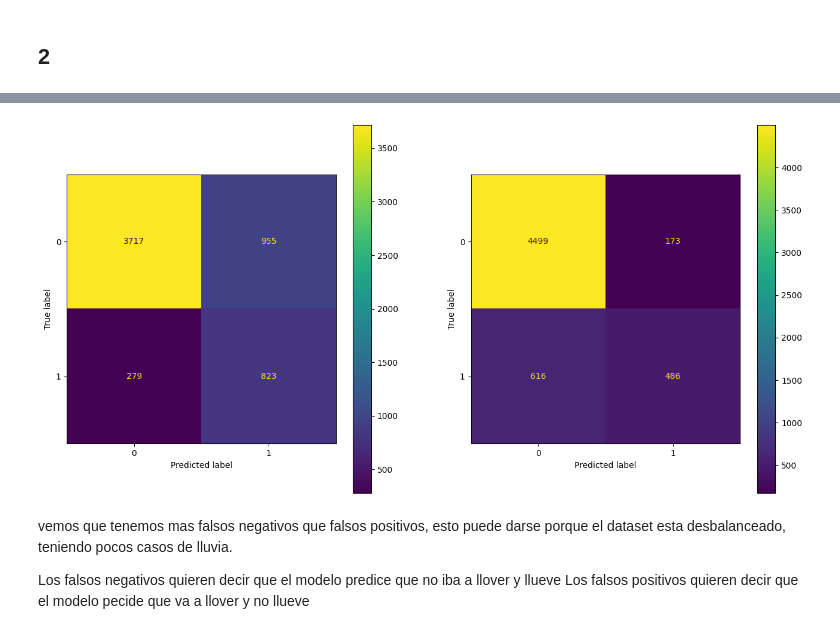
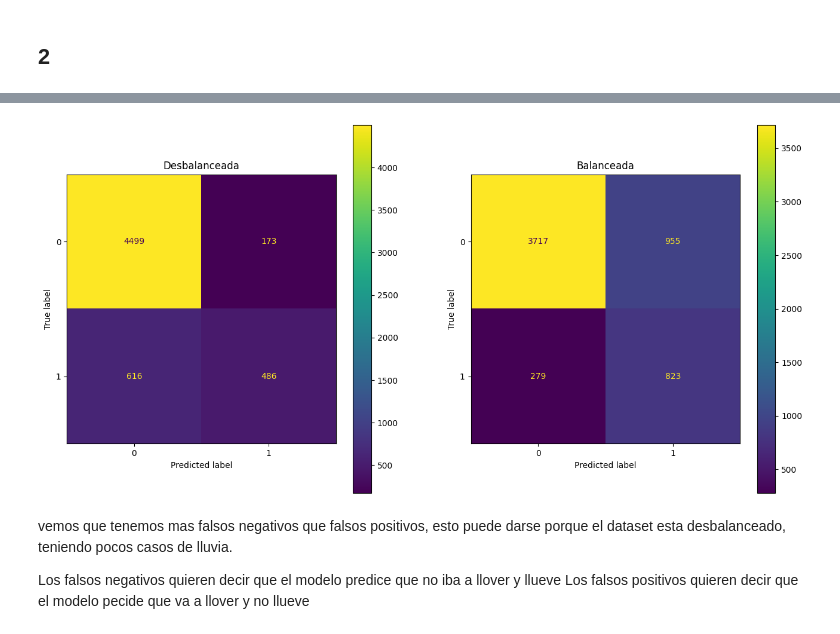
Before and after one commit to nacho-gonz/AA1-TUIA-Gonzalez-Noir, a Jupyter notebook: TP-ClasificacionAA1.ipynb, the cells around one changed output, grey strips where cells are left out. Saved outputs shown, nothing was run; the diff lists cells and outputs as text; code cells hidden in the pictures.

```diff
--- a/TP-ClasificacionAA1.ipynb
+++ b/TP-ClasificacionAA1.ipynb
@@ -458,17 +486,19 @@ metricas_relog
 # %%
 confusion_matrix_relog = confusion_matrix(y_test_codif, y_pred_relog)
 confusion_matrix_relog_desba = confusion_matrix(y_test_codif, y_pred_relog_desba)
 
 
 fig_matrix, axes_matrix = plt.subplots(1,2, figsize = (16, 8))
 
-metrics.ConfusionMatrixDisplay(confusion_matrix= confusion_matrix_relog).plot(ax=axes_matrix[0])
+metrics.ConfusionMatrixDisplay(confusion_matrix= confusion_matrix_relog).plot(ax=axes_matrix[1])
+axes_matrix[1].title.set_text('Balanceada')
 
-metrics.ConfusionMatrixDisplay(confusion_matrix= confusion_matrix_relog_desba).plot(ax=axes_matrix[1])
+metrics.ConfusionMatrixDisplay(confusion_matrix= confusion_matrix_relog_desba).plot(ax=axes_matrix[0])
+axes_matrix[0].title.set_text('Desbalanceada')
 
 plt.show()
 # %% [output]
-[figure, old version]
+[figure, new version]
 # %% [markdown]
 vemos que tenemos mas falsos negativos que falsos positivos, esto puede darse porque el dataset esta desbalanceado, teniendo pocos casos de lluvia.
 
```
Also changed, not shown: parts of 7 cells of this notebook.
